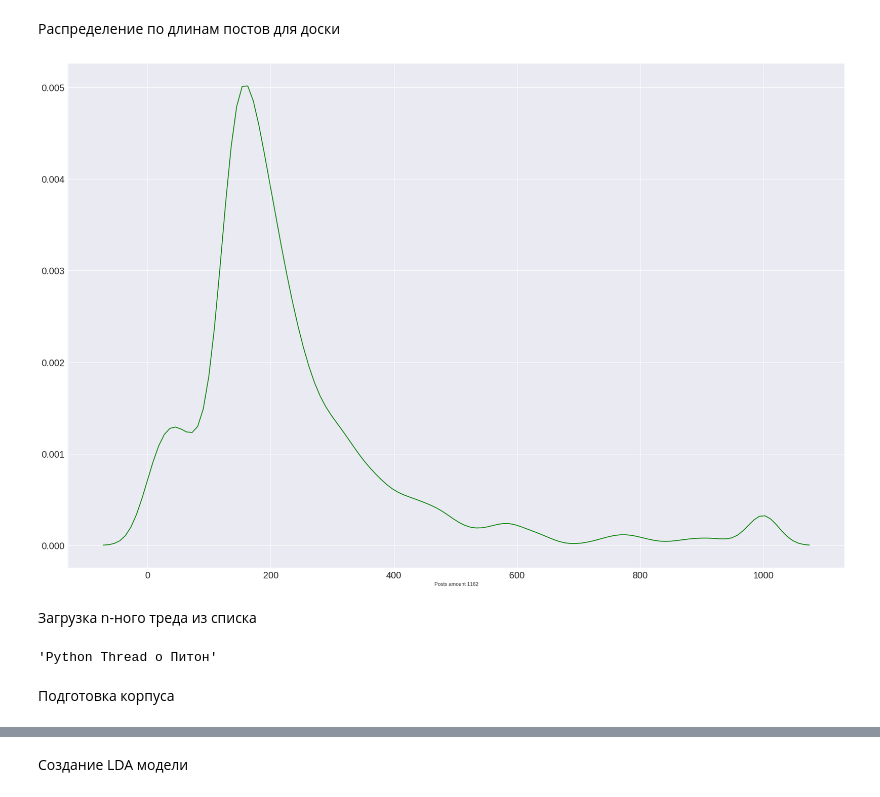
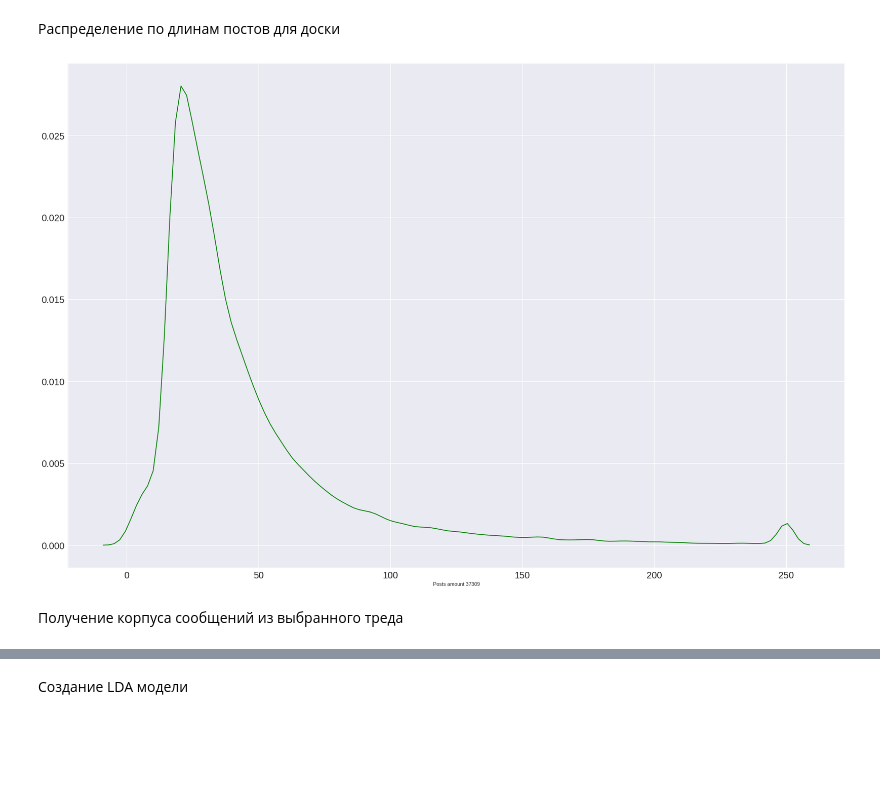
Before and after one commit to bakarov/2ch2vec, a Jupyter notebook: word2vec.ipynb, the cells around one changed output, grey strips where cells are left out. Saved outputs shown, nothing was run; the diff lists cells and outputs as text; code cells hidden in the pictures; blank space fills up the shorter version.

```diff
--- a/word2vec.ipynb
+++ b/word2vec.ipynb
@@ -58,7 +35,7 @@ def check_for_rus_lan(word):
 from requests import get, exceptions
 
 DVACH = 'https://2ch.hk/'
-BOARD = 'sp'
+BOARD = 'pr'
 
 dvach_page = get(DVACH + BOARD + '/catalog.json').json()
 threads = [i['num'] for i in dvach_page['threads']]
@@ -67,48 +44,38 @@ threads = [i['num'] for i in dvach_page['threads']]
 # %%
 %matplotlib inline
 
 import pandas as pd
 import numpy as np
 import seaborn as sns
 from pylab import rcParams, savefig
 import matplotlib
+from gensim.utils import tokenize
 
 posts_lengths = []
 
 for thread in threads:
     try:
-        thread = get(DVACH +  BOARD + '/res/' + thread + '.json').json()
-        [posts_lengths.append(len(i['comment'])) for i in thread['threads'][0]['posts'] if len(i['comment']) > 2]
-        if len(posts_lengths) > 1000:
-            break
-    except exceptions.RequestException as e:
-        continue
+        thread = get(DVACH +  BOARD + '/res/' + thread + '.json',  timeout=5).json()
+        [posts_lengths.append(len(list(tokenize(i['comment'])))) for i in thread['threads'][0]['posts'] if len(i['comment']) > 2]
+    except:
+        pass
 
 # Remove noise
 for index, item in enumerate(posts_lengths):
-    if item > 1000:
-        posts_lengths[index] = 1000
+    if item > 250:
+        posts_lengths[index] = 250
 
 rcParams['figure.figsize'] = 30, 20
 params = {'xtick.labelsize': 20, 'ytick.labelsize': 20}
 matplotlib.rcParams.update(params)
 
 
 posts_lengths = posts_lengths[1:]
 len(posts_lengths)
 
 
 x = pd.Series(posts_lengths, name = 'Posts amount ' + str(len(posts_lengths)))
 sns.distplot(x, bins=100, rug=False, hist=False, color='green')
 savefig(BOARD + '.png')
 # %% [output]
-[figure, old version]
+[figure, new version]
-# %% [markdown]
-Загрузка n-ного треда из списка
-# %%
-thread = get(DVACH +  BOARD + '/res/' + threads[5] + '.json').json()
-thread['title']
-# %% [output]
-'Python Thread о Питон'
-# %% [markdown]
-Подготовка корпуса
@@ -131,0 +82,2 @@ corpus = [dictionary.doc2bow(text) for text in texts]
+# %% [markdown]
+Получение корпуса сообщений из выбранного треда
```
Also changed, not shown: parts of 10 cells of this notebook.
